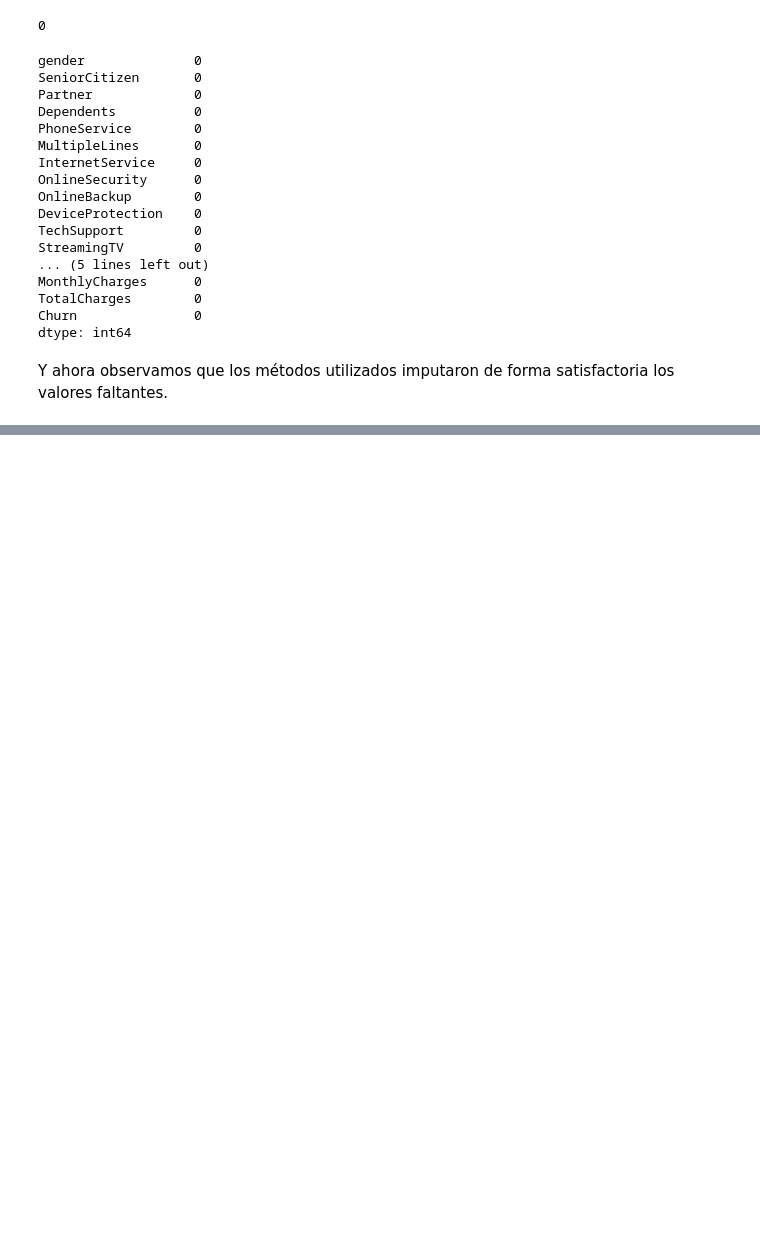
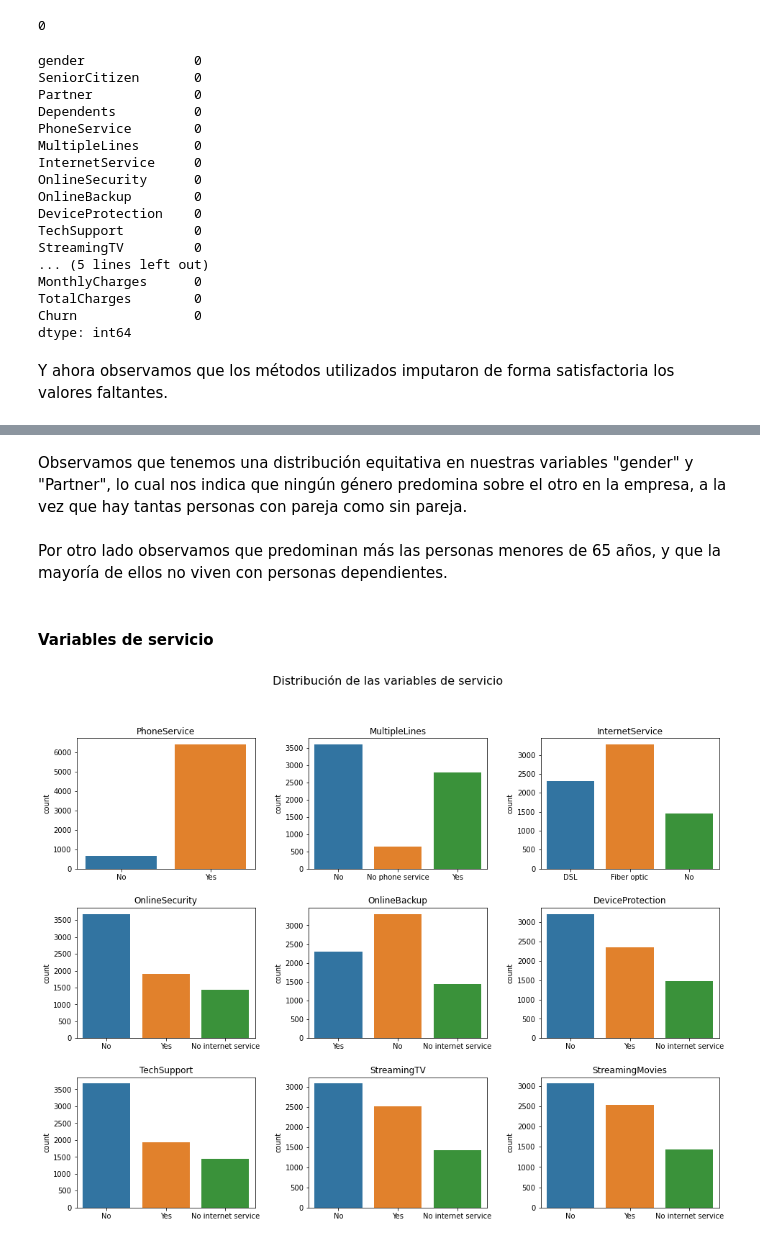
Before and after one commit to silvestref/Desercion_Telecom, a Jupyter notebook: Jupyter_Desercion_Telecom.ipynb, the cells around one changed output, grey strips where cells are left out. Cells and saved outputs as stored; diff of their text form; code cells hidden in the pictures; blank space fills up the shorter version.

```diff
--- a/Jupyter_Desercion_Telecom.ipynb
+++ b/Jupyter_Desercion_Telecom.ipynb
@@ -293,0 +338,40 @@ Y ahora observamos que los métodos utilizados imputaron de forma satisfactoria
+# %% [markdown]
+Observamos que tenemos una distribución equitativa en nuestras variables "gender" y "Partner", lo cual nos indica que ningún género predomina sobre el otro en la empresa, a la vez que hay tantas personas con pareja como sin pareja.
+# %% [markdown]
+Por otro lado observamos que predominan más las personas menores de 65 años, y que la mayoría de ellos no viven con personas dependientes.
+# %% [markdown]
+#### Variables de servicio
+# %%
+fig, ax = plt.subplots(3, 3, figsize=(16, 12))
+plt.subplots_adjust(wspace=0.3, hspace=0.3)
+sns.countplot(data=data, x="PhoneService", ax=ax[0,0])
+ax[0,0].set_title("PhoneService")
+ax[0,0].set_xlabel("")
+sns.countplot(data=data, x="MultipleLines", ax=ax[0,1])
+ax[0,1].set_title("MultipleLines")
+ax[0,1].set_xlabel("")
+sns.countplot(data=data, x="InternetService", ax=ax[0,2])
+ax[0,2].set_title("InternetService")
+ax[0,2].set_xlabel("")
+sns.countplot(data=data, x="OnlineSecurity", ax=ax[1,0])
+ax[1,0].set_title("OnlineSecurity")
+ax[1,0].set_xlabel("")
+sns.countplot(data=data, x="OnlineBackup", ax=ax[1,1])
+ax[1,1].set_title("OnlineBackup")
+ax[1,1].set_xlabel("")
+sns.countplot(data=data, x="DeviceProtection", ax=ax[1,2])
+ax[1,2].set_title("DeviceProtection")
+ax[1,2].set_xlabel("")
+sns.countplot(data=data, x="TechSupport", ax=ax[2,0])
+ax[2,0].set_title("TechSupport")
+ax[2,0].set_xlabel("")
+sns.countplot(data=data, x="StreamingTV", ax=ax[2,1])
+ax[2,1].set_title("StreamingTV")
+ax[2,1].set_xlabel("")
+sns.countplot(data=data, x="StreamingMovies", ax=ax[2,2])
+ax[2,2].set_title("StreamingMovies")
+ax[2,2].set_xlabel("")
+fig.suptitle('Distribución de las variables de servicio', fontsize=16)
+plt.show()
+# %% [output]
+[figure, added]
```
Also changed, not shown: parts of 16 cells of this notebook.
